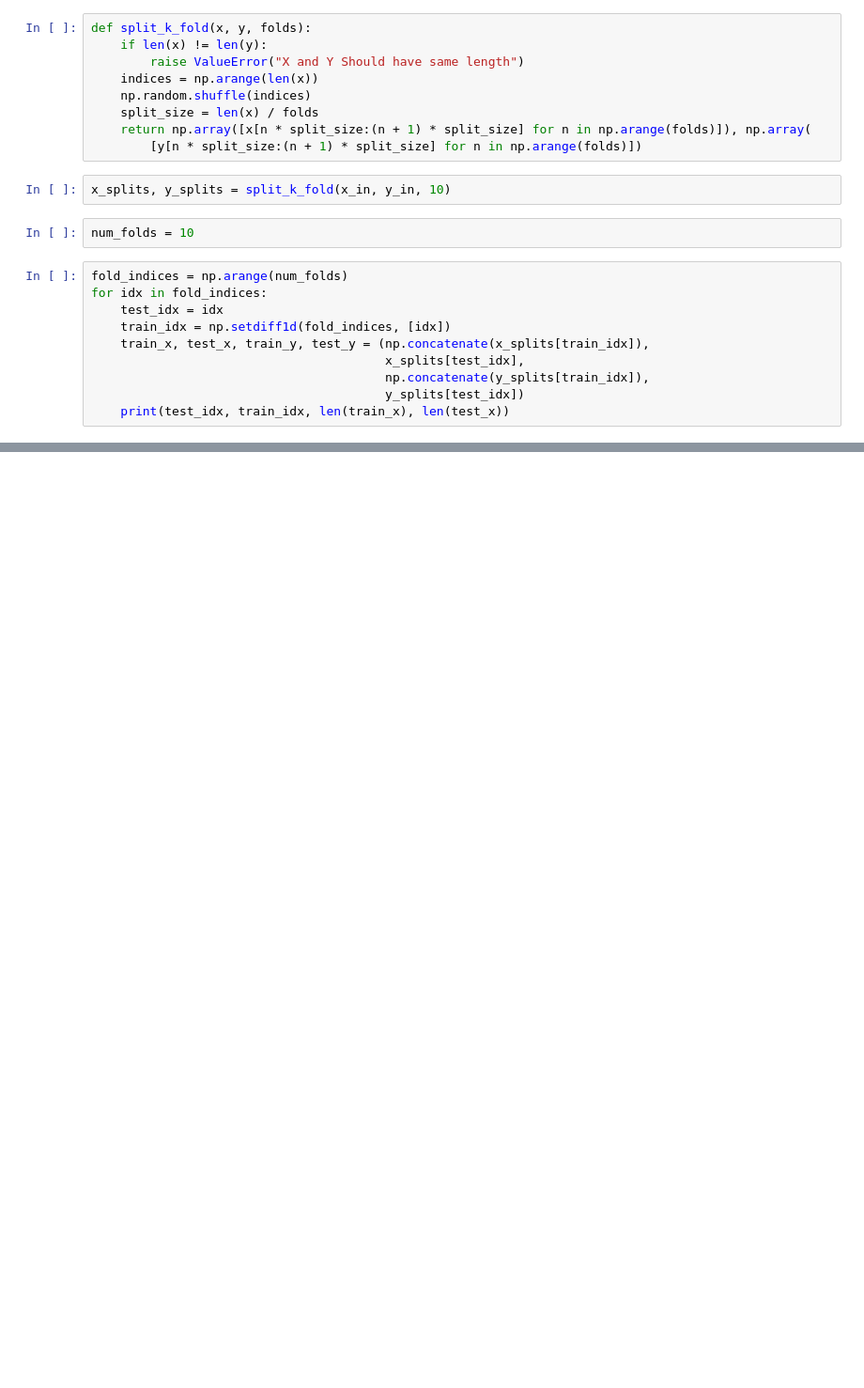
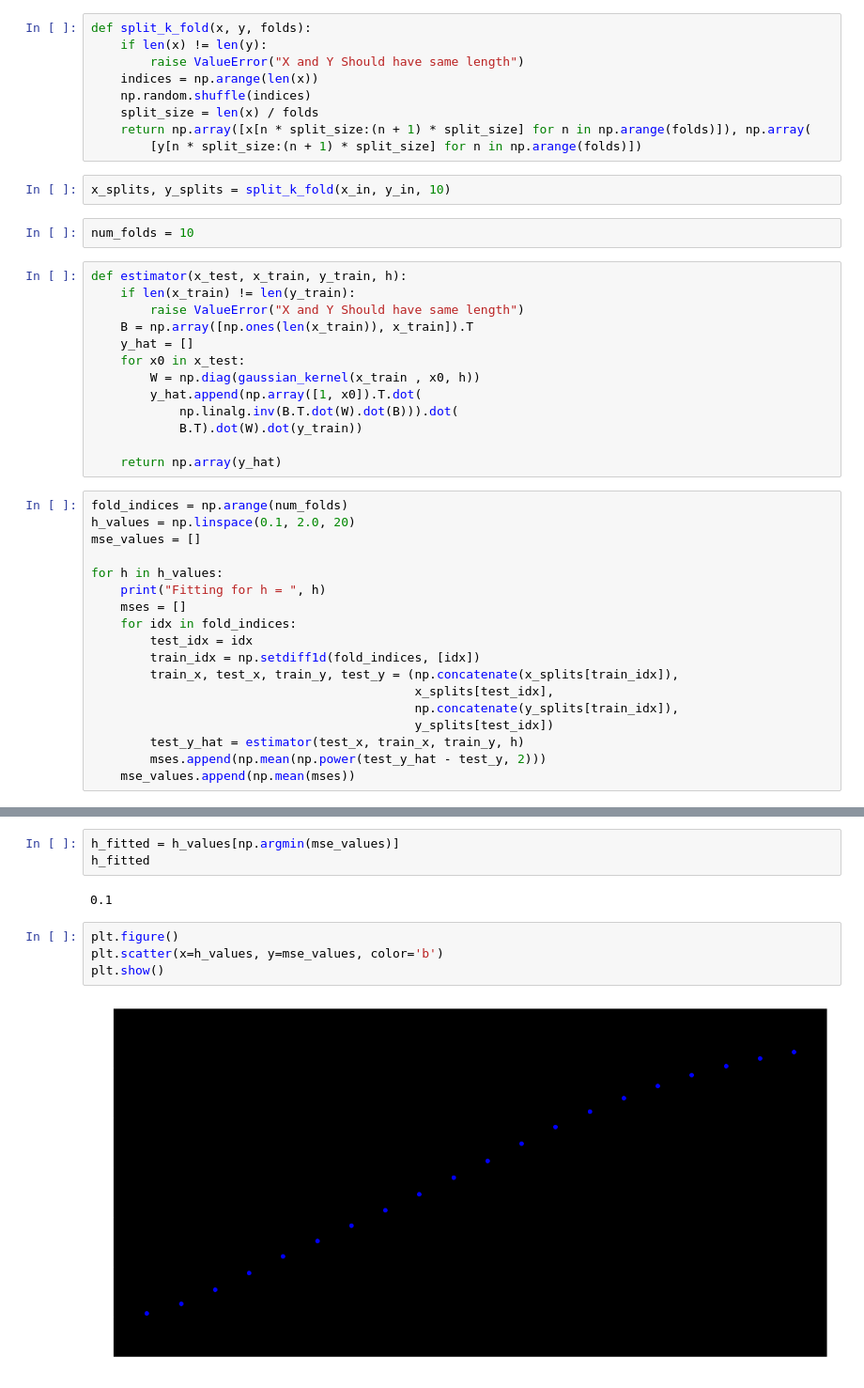
Before and after one commit to bluerocly/mini-projects, a Jupyter notebook: python/LocalLinear.ipynb, the cells around one changed output, grey strips where cells are left out. Shown at 94% size. Cells and saved outputs as stored; diff of their text form; blank space fills up the shorter version.

```diff
--- a/python/LocalLinear.ipynb
+++ b/python/LocalLinear.ipynb
@@ -47,14 +43,35 @@ def split_k_fold(x, y, folds):
 x_splits, y_splits = split_k_fold(x_in, y_in, 10)
 # %%
 num_folds = 10
+# %%
+def estimator(x_test, x_train, y_train, h):
+    if len(x_train) != len(y_train):
+        raise ValueError("X and Y Should have same length")
+    B = np.array([np.ones(len(x_train)), x_train]).T
+    y_hat = []
+    for x0 in x_test:
+        W = np.diag(gaussian_kernel(x_train , x0, h))
+        y_hat.append(np.array([1, x0]).T.dot(
+            np.linalg.inv(B.T.dot(W).dot(B))).dot(
+            B.T).dot(W).dot(y_train))
+
+    return np.array(y_hat)
 # %%
 fold_indices = np.arange(num_folds)
-for idx in fold_indices:
-    test_idx = idx
-    train_idx = np.setdiff1d(fold_indices, [idx])
-    train_x, test_x, train_y, test_y = (np.concatenate(x_splits[train_idx]),
-                                        x_splits[test_idx],
-                                        np.concatenate(y_splits[train_idx]),
-                                        y_splits[test_idx])
-    print(test_idx, train_idx, len(train_x), len(test_x))
+h_values = np.linspace(0.1, 2.0, 20)
+mse_values = []
+
+for h in h_values:
+    print("Fitting for h = ", h)
+    mses = []
+    for idx in fold_indices:
+        test_idx = idx
+        train_idx = np.setdiff1d(fold_indices, [idx])
+        train_x, test_x, train_y, test_y = (np.concatenate(x_splits[train_idx]),
+                                            x_splits[test_idx],
+                                            np.concatenate(y_splits[train_idx]),
+                                            y_splits[test_idx])
+        test_y_hat = estimator(test_x, train_x, train_y, h)
+        mses.append(np.mean(np.power(test_y_hat - test_y, 2)))
+    mse_values.append(np.mean(mses))
 # %% [output]
@@ -70,0 +98,11 @@ for idx in fold_indices:
+# %%
+h_fitted = h_values[np.argmin(mse_values)]
+h_fitted
+# %% [output]
+0.1
+# %%
+plt.figure()
+plt.scatter(x=h_values, y=mse_values, color='b')
+plt.show()
+# %% [output]
+[figure, added]
```
Also changed, not shown: parts of 10 cells of this notebook.
